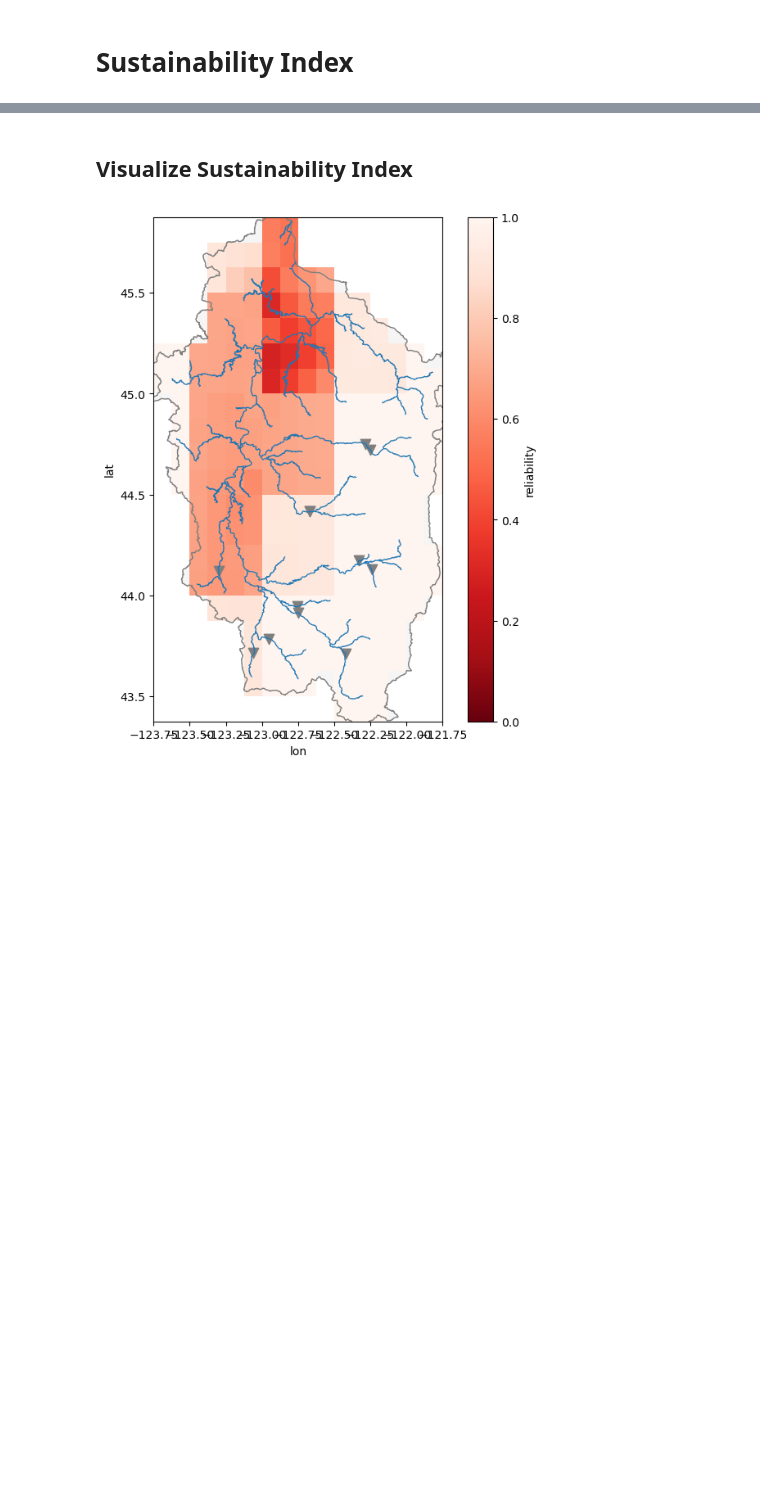
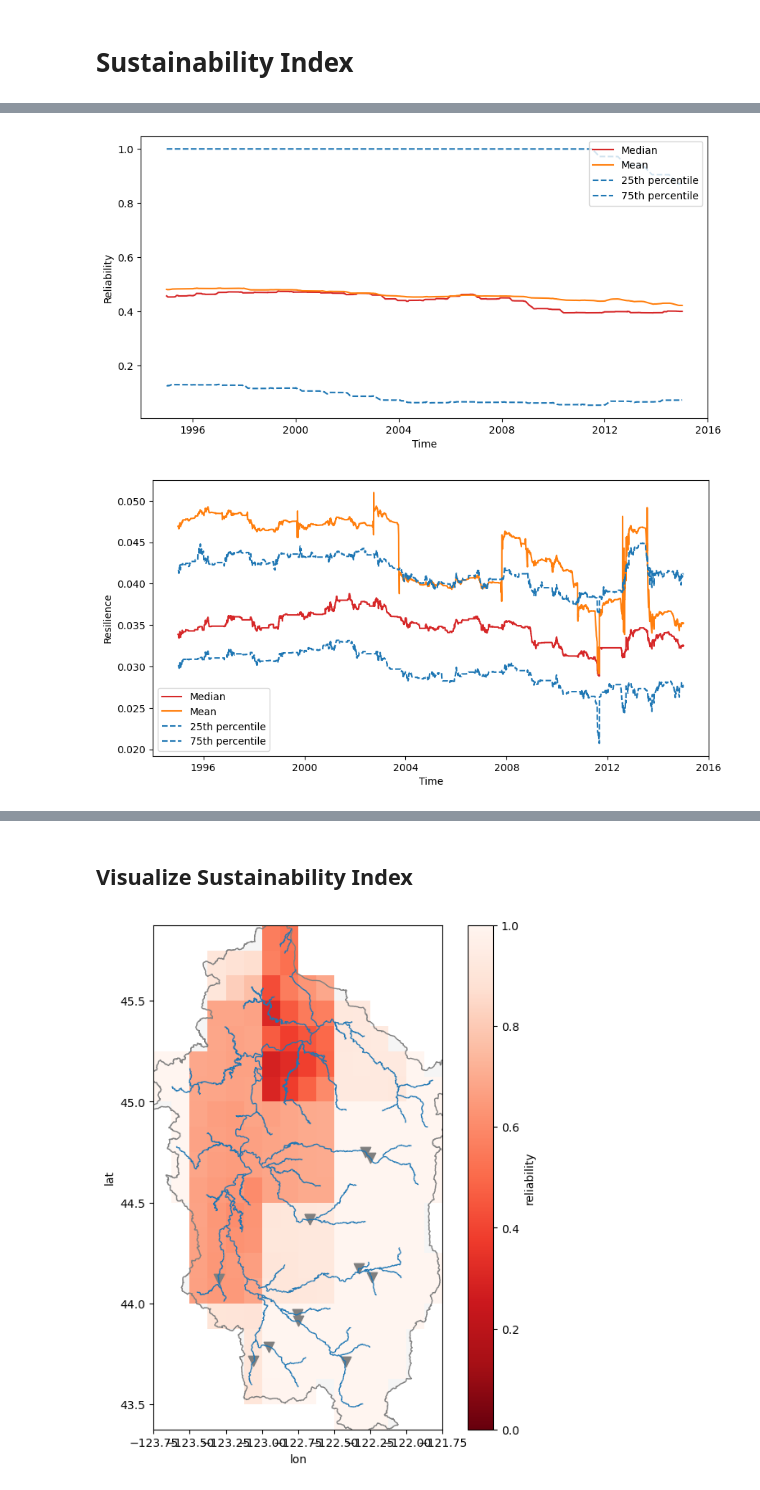
Before and after one commit to lidh966/reservoir_route, a Jupyter notebook: lrr_drought_analysis.ipynb, the cells around one changed output, grey strips where cells are left out. Saved outputs shown, nothing was run; the diff lists cells and outputs as text; code cells hidden in the pictures; blank space fills up the shorter version.

```diff
--- a/lrr_drought_analysis.ipynb
+++ b/lrr_drought_analysis.ipynb
@@ -143,0 +340,38 @@ def cal_vulnerability(deficit_array, threshold=0.0001):
+# %%
+# ---- Plot reliability, resilience, vulnerability time series ---- #
+
+date_range = reliability_list[0].index    # date range of the moving-window sustainability metrics
+reliability_array = np.array(reliability_list)    # (n_grid, n_window)
+# plot reliability time series with confidence interval
+fig, ax = plt.subplots(figsize=(10, 5))
+# plot reliability time series of median and mean
+ax.plot(date_range, np.nanmedian(reliability_array, axis=0), label='Median', color='tab:red')
+ax.plot(date_range, np.nanmean(reliability_array, axis=0), label='Mean', color='tab:orange')
+# plot reliability time series of 25th and 75th percentile
+ax.plot(date_range, np.nanpercentile(reliability_array, 25, axis=0), linestyle='--', label='25th percentile', color='tab:blue')
+ax.plot(date_range, np.nanpercentile(reliability_array, 75, axis=0), linestyle='--', label='75th percentile', color='tab:blue')
+
+ax.set_xlabel('Time')
+ax.set_ylabel('Reliability')
+
+plt.legend()
+plt.show()
+
+resilience_array = np.array(resilience_list)    # (n_grid, n_window)
+# plot resilience time series with confidence interval
+fig, ax = plt.subplots(figsize=(10, 5))
+# plot resilience time series of median and mean
+ax.plot(date_range, np.nanmedian(resilience_array, axis=0), label='Median', color='tab:red')
+ax.plot(date_range, np.nanmean(resilience_array, axis=0), label='Mean', color='tab:orange')
+# plot resilience time series of 25th and 75th percentile
+ax.plot(date_range, np.nanpercentile(resilience_array, 25, axis=0), linestyle='--', label='25th percentile', color='tab:blue')
+ax.plot(date_range, np.nanpercentile(resilience_array, 75, axis=0), linestyle='--', label='75th percentile', color='tab:blue')
+
+ax.set_xlabel('Time')
+ax.set_ylabel('Resilience')
+
+plt.legend()
+plt.show()
+# %% [output]
+[figure, added]
+[figure, added]
```
Also changed, not shown: parts of 14 cells of this notebook.
